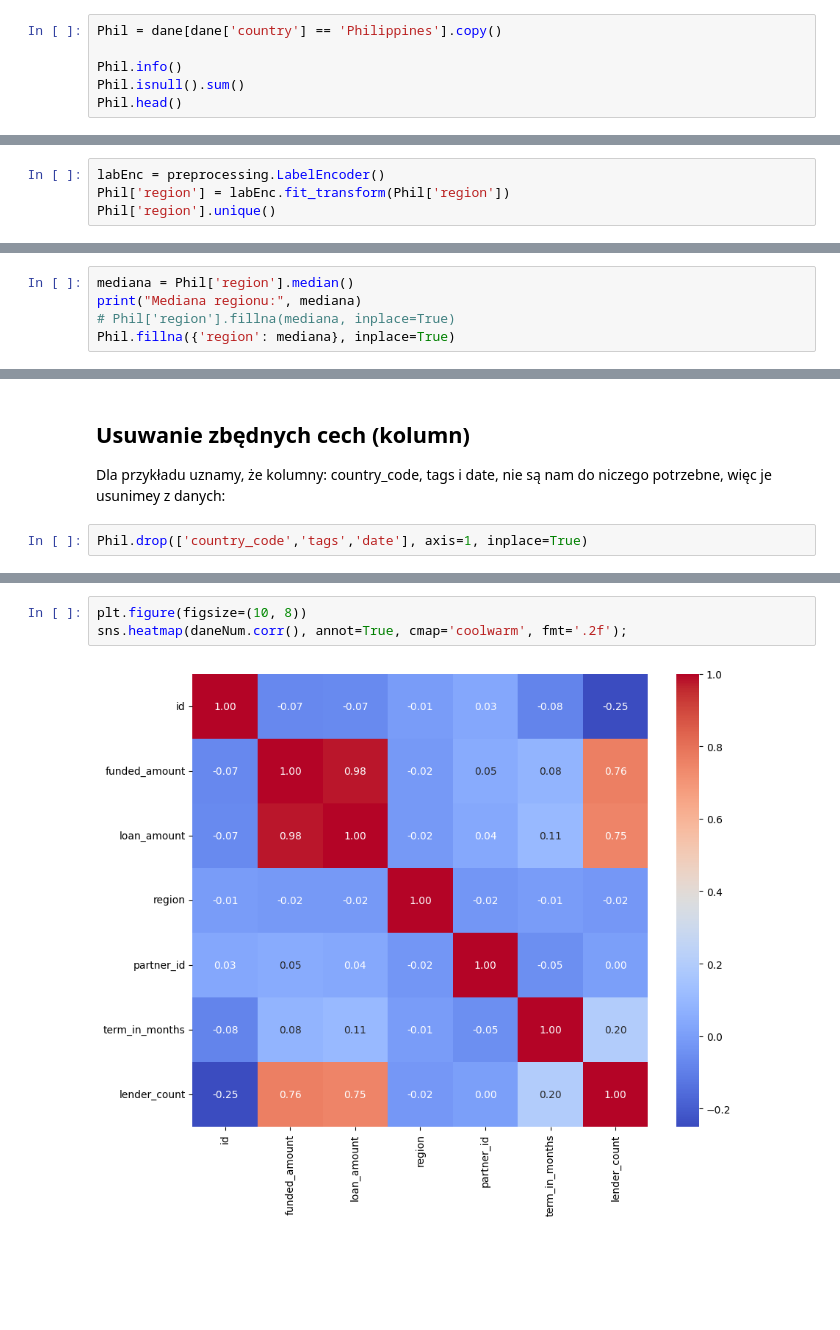
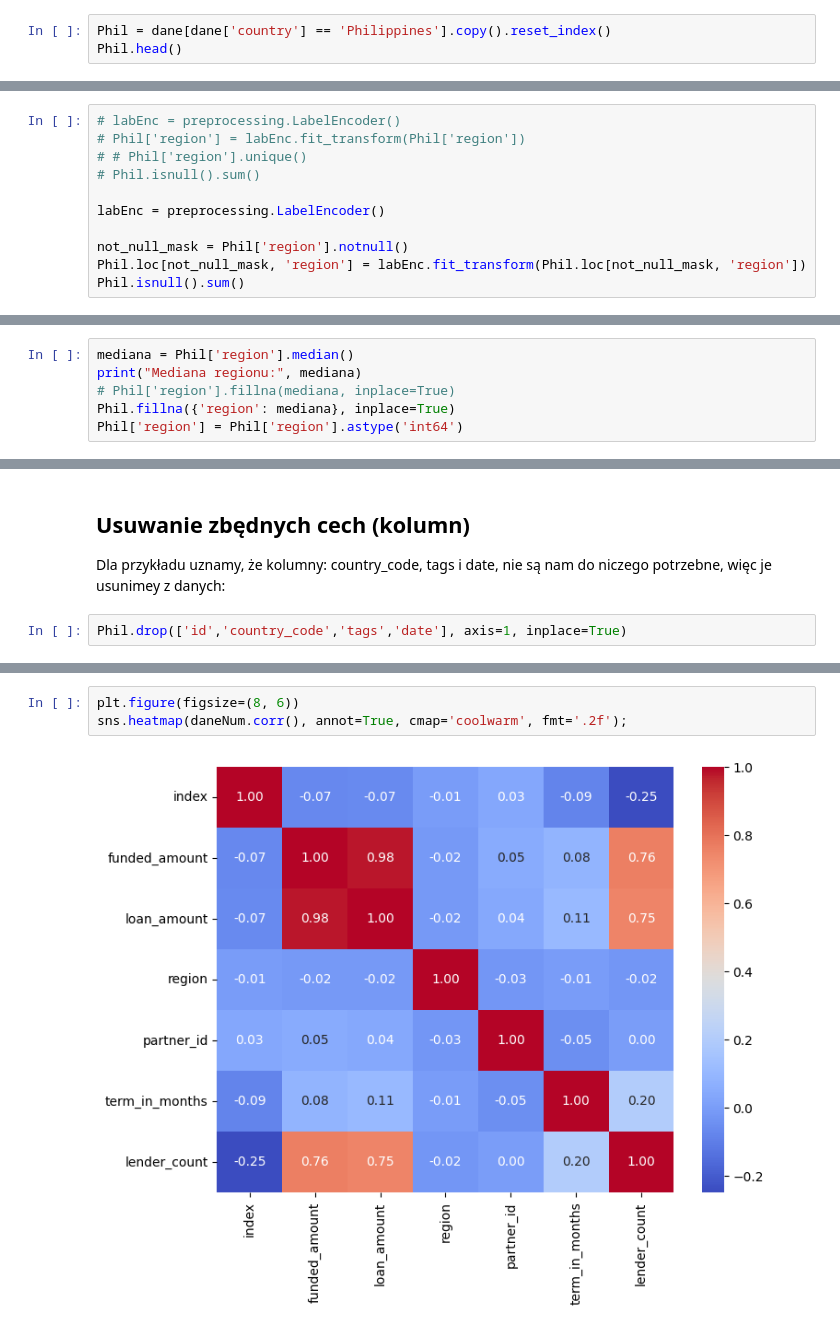
Before and after one commit to November7/AI4Youth, a Jupyter notebook: Spotkanie 2 [23.06.2025]/Analiza danych i inżynieria cech/Przykład kiva_loans.ipynb, the cells around one changed output, grey strips where cells are left out. Cells and saved outputs as stored; diff of their text form; blank space fills up the shorter version.

```diff
--- a/Spotkanie 2 [23.06.2025]/Analiza danych i inżynieria cech/Przykład kiva_loans.ipynb
+++ b/Spotkanie 2 [23.06.2025]/Analiza danych i inżynieria cech/Przykład kiva_loans.ipynb
@@ -57,9 +62,6 @@ Name: count, dtype: int64
 # %% [markdown]
 ### Informacje o konkretnym kraju np. o Filipinach
 # %%
-Phil = dane[dane['country'] == 'Philippines'].copy()
-
-Phil.info()
-Phil.isnull().sum()
+Phil = dane[dane['country'] == 'Philippines'].copy().reset_index()
 Phil.head()
 # %% [output]
@@ -153,5 +184,12 @@ dtype: int64
 # %%
+# labEnc = preprocessing.LabelEncoder()
+# Phil['region'] = labEnc.fit_transform(Phil['region'])
+# # Phil['region'].unique()
+# Phil.isnull().sum()
+
 labEnc = preprocessing.LabelEncoder()
-Phil['region'] = labEnc.fit_transform(Phil['region'])
-Phil['region'].unique()
+
+not_null_mask = Phil['region'].notnull()
+Phil.loc[not_null_mask, 'region'] = labEnc.fit_transform(Phil.loc[not_null_mask, 'region'])
+Phil.isnull().sum()
 # %% [output]
@@ -166,5 +240,6 @@ mediana = Phil['region'].median()
 print("Mediana regionu:", mediana)
 # Phil['region'].fillna(mediana, inplace=True)
 Phil.fillna({'region': mediana}, inplace=True)
+Phil['region'] = Phil['region'].astype('int64')
 # %% [output]
 Mediana regionu: 1421.0
@@ -172,7 +267,7 @@ Mediana regionu: 1421.0
 ## Usuwanie zbędnych cech (kolumn)
 Dla przykładu uznamy, że kolumny: country_code, tags i date, nie są nam do niczego potrzebne, więc je usunimey z danych:
 # %%
-Phil.drop(['country_code','tags','date'], axis=1, inplace=True)
+Phil.drop(['id','country_code','tags','date'], axis=1, inplace=True)
 # %%
 Phil.info()
 # %% [output]
@@ -224,5 +314,5 @@ daneNum.corr()
 # %%
-plt.figure(figsize=(10, 8))
+plt.figure(figsize=(8, 6))
 sns.heatmap(daneNum.corr(), annot=True, cmap='coolwarm', fmt='.2f');
 # %% [output]
-[figure, old version]
+[figure, new version]
```
Also changed, not shown: parts of 28 cells of this notebook, 1 other file.
